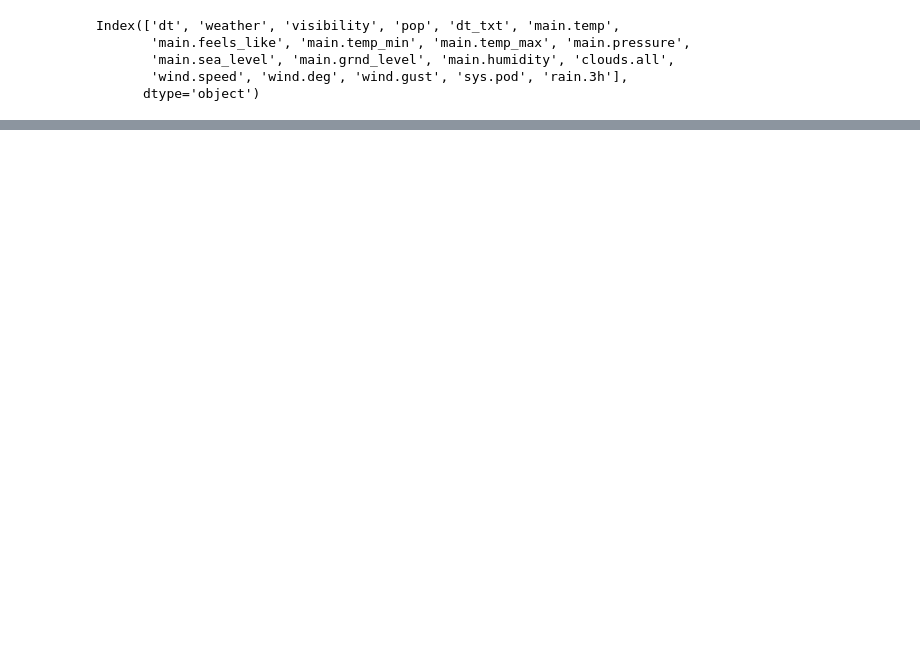
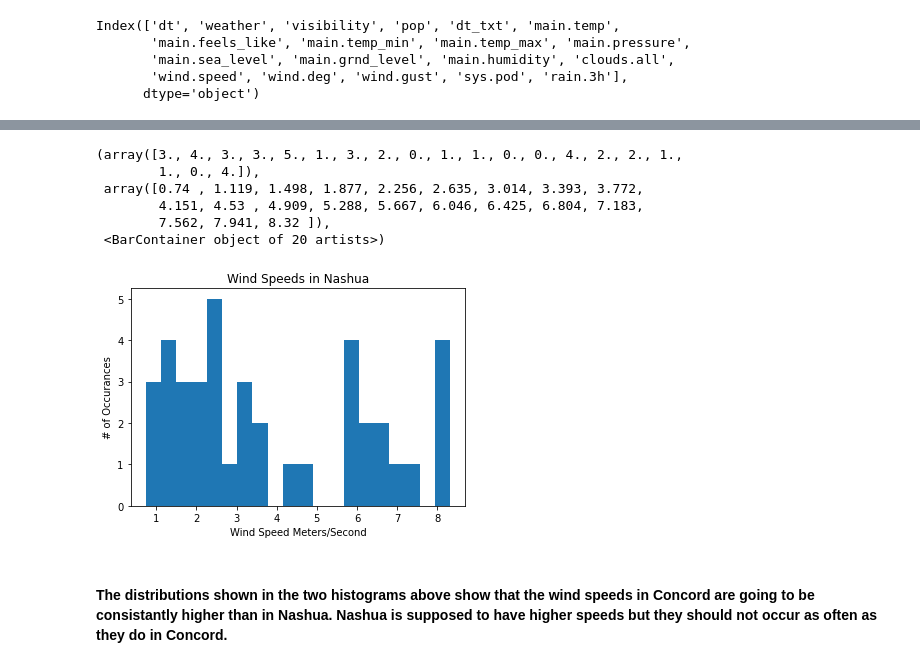
Before and after one commit to DavidReynolds1/final-project-comp574, a Jupyter notebook: reynolds-project.ipynb, the cells around one changed output, grey strips where cells are left out. Cells and saved outputs as stored; diff of their text form; code cells hidden in the pictures; blank space fills up the shorter version.

```diff
--- a/reynolds-project.ipynb
+++ b/reynolds-project.ipynb
@@ -78,0 +228,15 @@ pd.read_csv(r"C:\Users\david\Documents\comp574-active\final-project-comp574\vene
+# %%
+plt.title("Wind Speeds in {}".format(y))
+plt.xlabel("Wind Speed Meters/Second")
+plt.ylabel("# of Occurances")
+plt.hist(df2["wind.speed"][40:], bins=20)
+# %% [output]
+(array([3., 4., 3., 3., 5., 1., 3., 2., 0., 1., 1., 0., 0., 4., 2., 2., 1.,
+        1., 0., 4.]),
+ array([0.74 , 1.119, 1.498, 1.877, 2.256, 2.635, 3.014, 3.393, 3.772,
+        4.151, 4.53 , 4.909, 5.288, 5.667, 6.046, 6.425, 6.804, 7.183,
+        7.562, 7.941, 8.32 ]),
+ <BarContainer object of 20 artists>)
+[figure, added]
+# %% [markdown]
+#### The distributions shown in the two histograms above show that the wind speeds in Concord are going to be consistantly higher than in Nashua. Nashua is supposed to have higher speeds but they should not occur as often as they do in Concord.
```
Also changed, not shown: parts of 37 cells of this notebook.
